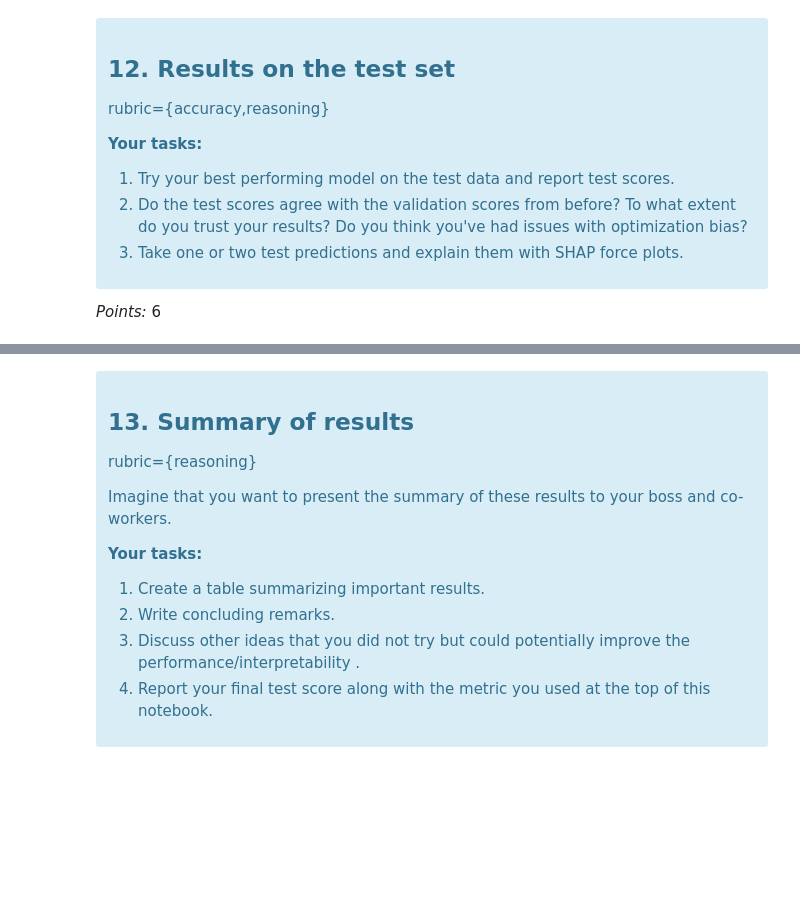
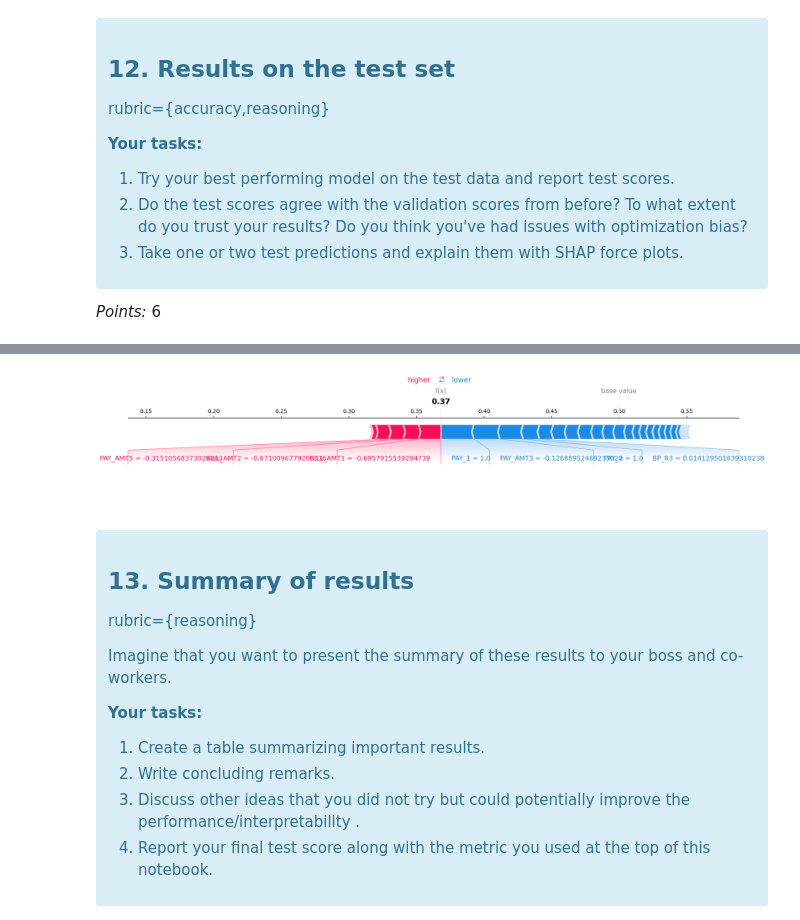
Before and after one commit to UBC-MDS/dsci573_lab4, a Jupyter notebook: lab4.ipynb, the cells around one changed output, grey strips where cells are left out. Cells and saved outputs as stored; diff of their text form; code cells hidden in the pictures; blank space fills up the shorter version.

```diff
--- a/lab4.ipynb
+++ b/lab4.ipynb
@@ -1258,3 +1350,12 @@ weighted avg       0.80      0.79      0.79      6000
+# %%
+shap.force_plot(
+    rf_explainer.expected_value[1], # expected value for class 1.
+    test_rf_shap_values[1][default_1_index, :], # SHAP values associated with the example we want to explain
+    X_test_enc.iloc[default_1_index, :], # Feature vector of the example
+    matplotlib=True,
+)
+# %% [output]
+[figure, added]
 # %% [markdown]
 <!-- END QUESTION -->
 
```
Also changed, not shown: parts of 51 cells of this notebook.
